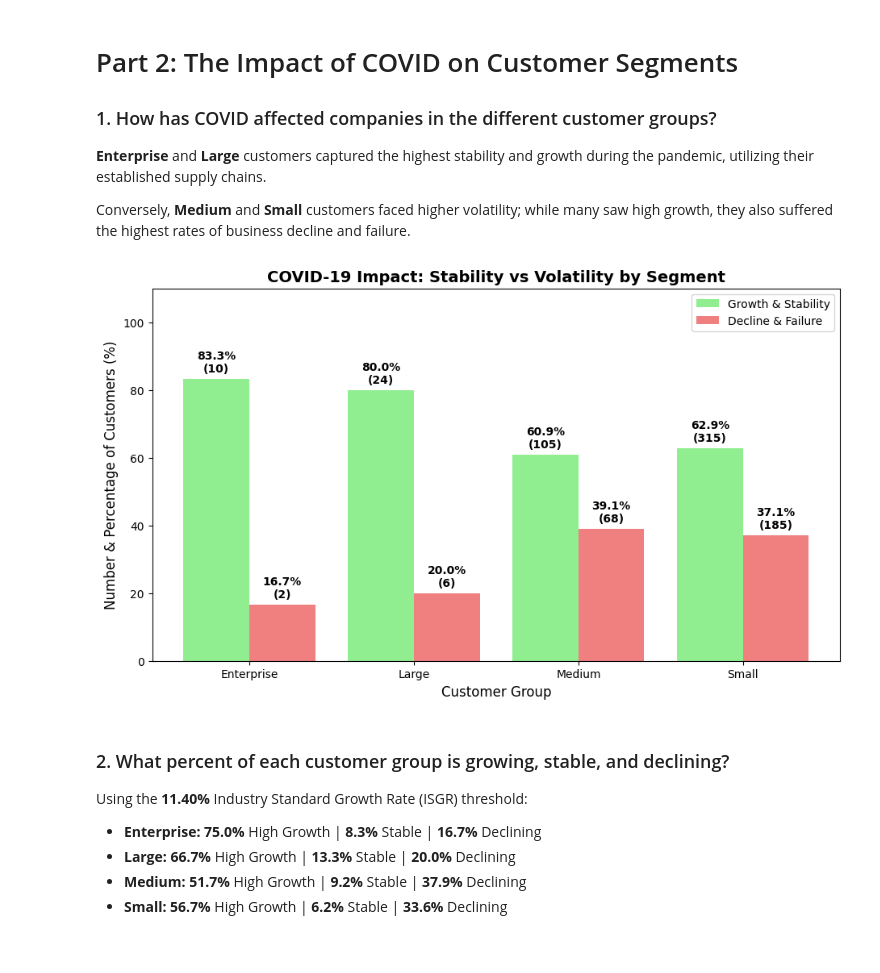
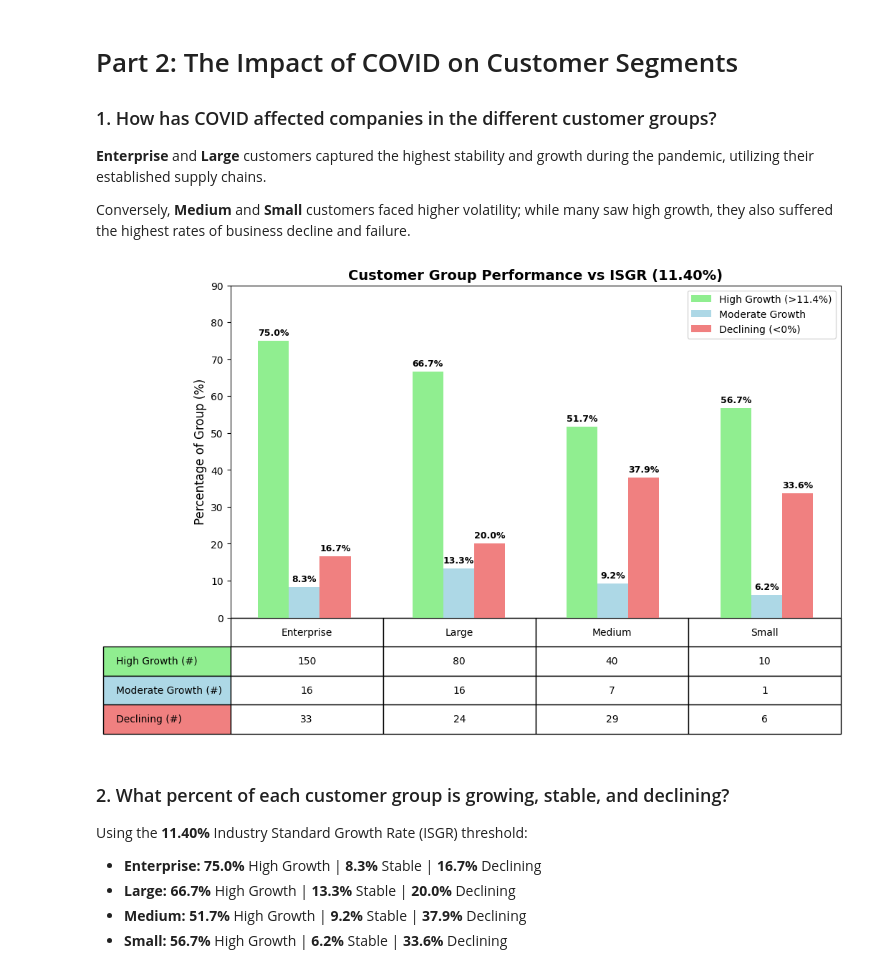
Before and after one commit to Ayman-Karovadiya-000590531/COMP-603-Final-Project, a Jupyter notebook: Group7_Project.ipynb, the cells around one changed output. Cells and saved outputs as stored; diff of their text form; code cells hidden in the pictures.

```diff
--- a/Group7_Project.ipynb
+++ b/Group7_Project.ipynb
@@ -163,47 +163,62 @@ Conversely, **Medium** and **Small** customers faced higher volatility; while ma
 # %%
 customer_groups = ['Enterprise', 'Large', 'Medium', 'Small']
 
-growth_pct = [83.3, 80.0, 60.9, 62.9]
-decline_pct = [16.7, 20.0, 39.1, 37.1]
+high_growth = [75.0, 66.7, 51.7, 56.7]
+stable = [8.3, 13.3, 9.2, 6.2]
+declining = [16.7, 20.0, 37.9, 33.6]
 
-growth_count = [10, 24, 105, 315]
-decline_count = [2, 6, 68, 185]
+count_high = [150, 80, 40, 10]
+count_stable = [16, 16, 7, 1]
+count_declining = [33, 24, 29, 6]
 
-x_positions = [1, 2, 3, 4]
-x_left_bars = [0.8, 1.8, 2.8, 3.8]
-x_right_bars = [1.2, 2.2, 3.2, 4.2]
+table_data = [count_high, count_stable, count_declining]
+row_labels = ['High Growth (#)', 'Moderate Growth (#)', 'Declining (#)']
+row_colors = ['lightgreen', 'lightblue', 'lightcoral']
 
-plt.figure(figsize=(11, 6))
+x_middle = [1.0, 2.0, 3.0, 4.0]
+x_left = [0.8, 1.8, 2.8, 3.8]
+x_right = [1.2, 2.2, 3.2, 4.2]
 
-plt.bar(x_left_bars, growth_pct, width=0.4, color='lightgreen', label='Growth & Stability')
-plt.bar(x_right_bars, decline_pct, width=0.4, color='lightcoral', label='Decline & Failure')
+plt.figure(figsize=(11, 8))
+
+plt.bar(x_left, high_growth, width=0.2, color='lightgreen', label='High Growth (>11.4%)')
+plt.bar(x_middle, stable, width=0.2, color='lightblue', label='Moderate Growth')
+plt.bar(x_right, declining, width=0.2, color='lightcoral', label='Declining (<0%)')
 
 for i in range(4):
-    green_text = str(growth_pct[i]) + '%\n(' + str(growth_count[i]) + ')'
-
-    plt.text(x_left_bars[i], growth_pct[i] + 2, green_text,
-             ha='center', fontsize=10, fontweight='bold')
+    plt.text(x_left[i], high_growth[i] + 1.5, str(high_growth[i]) + '%',
+             ha='center', fontsize=9, fontweight='bold')
 
 for i in range(4):
-    red_text = str(decline_pct[i]) + '%\n(' + str(decline_count[i]) + ')'
-    plt.text(x_right_bars[i], decline_pct[i] + 2, red_text,
-             ha='center', fontsize=10, fontweight='bold')
+    plt.text(x_middle[i], stable[i] + 1.5, str(stable[i]) + '%',
+             ha='center', fontsize=9, fontweight='bold')
 
-plt.title('COVID-19 Impact: Stability vs Volatility by Segment', fontsize=14, fontweight='bold')
-plt.xlabel('Customer Group', fontsize=12)
-plt.ylabel('Number & Percentage of Customers (%)', fontsize=12)
+for i in range(4):
+    plt.text(x_right[i], declining[i] + 1.5, str(declining[i]) + '%',
+             ha='center', fontsize=9, fontweight='bold')
 
-plt.ylim(0, 110)
+the_table = plt.table(cellText=table_data,
+                      rowLabels=row_labels,
+                      rowColours=row_colors,
+                      colLabels=customer_groups,
+                      loc='bottom',
+                      cellLoc='center',
+                      bbox=[0, -0.35, 1, 0.35])
 
-plt.xticks(x_positions, customer_groups)
+the_table.auto_set_font_size(False)
+the_table.set_fontsize(10)
 
-plt.legend()
+plt.title('Customer Group Performance vs ISGR (11.40%)', fontsize=14, fontweight='bold')
+plt.ylabel('Percentage of Group (%)', fontsize=12)
 
-plt.savefig('output/Graphs/customer_segment_volatility.png', dpi=300, bbox_inches='tight')
-
+plt.xticks([])
+plt.ylim(0, 90)
+plt.legend(loc='upper right')
+plt.subplots_adjust(bottom=0.3)
+plt.savefig('output/Graphs/customer_growth_status.png', dpi=300, bbox_inches='tight')
 plt.show()
 # %% [output]
-[figure, old version]
+[figure, new version]
 # %% [markdown]
 ### 2. What percent of each customer group is growing, stable, and declining?
 
```
Also changed, not shown: parts of 2 cells of this notebook, 5 other files.
